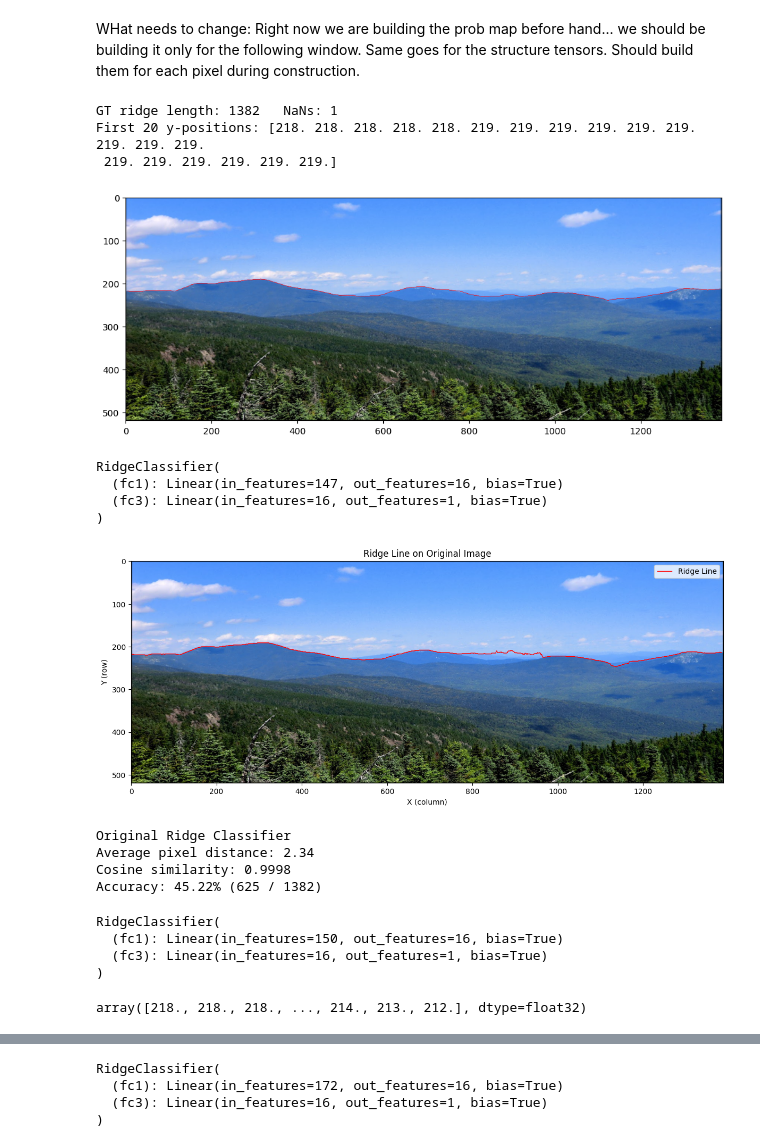
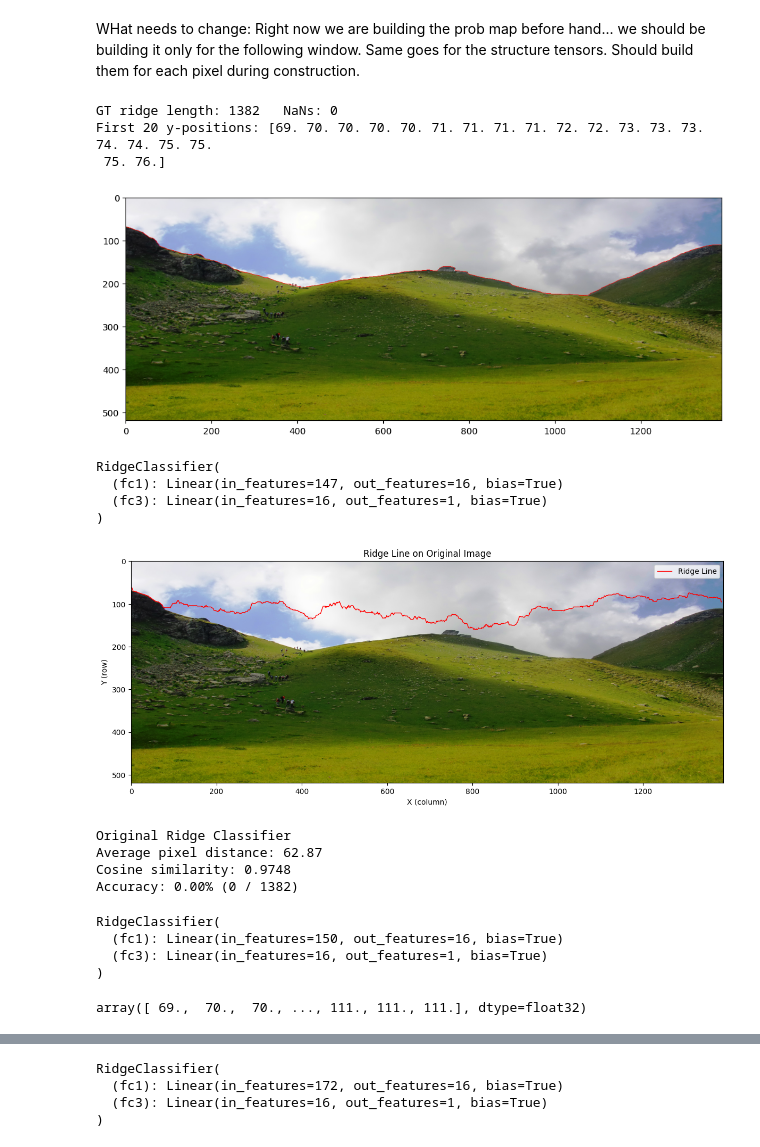
Before and after one commit to csci701s25/snowbowl-savant, a Jupyter notebook: EdgeDetection/edge_det_tensor.ipynb, the cells around one changed output, grey strips where cells are left out. Saved outputs shown, nothing was run; the diff lists cells and outputs as text; code cells hidden in the pictures.

```diff
--- a/EdgeDetection/edge_det_tensor.ipynb
+++ b/EdgeDetection/edge_det_tensor.ipynb
@@ -588,8 +588,8 @@ def load_gt_ridge_red(gt, r=3):
 
     return ys
 # %%
-img0 = cv2.imread("web_dataset/images/R_GImag0003.bmp", cv2.IMREAD_COLOR)
-gt0  = cv2.imread("web_dataset/ground_truth/GT_GoogleImage003_Edge.bmp", cv2.IMREAD_COLOR)
+img0 = cv2.imread("web_dataset/test/images/R_GImag0071.bmp", cv2.IMREAD_COLOR)
+gt0  = cv2.imread("web_dataset/test/ground_truth/GT_GoogleImage071_Edge.bmp", cv2.IMREAD_COLOR)
 
 h0, w0 = img0.shape[:2]
 new_w  = 1388
@@ -605,15 +605,15 @@ gt_ridge = load_gt_ridge_red(gt_resized, r=r)
 print("GT ridge length:", gt_ridge.shape[0],"  NaNs:", int(np.sum(np.isnan(gt_ridge))))
 print("First 20 y-positions:", gt_ridge[:20])
 # %% [output]
-GT ridge length: 1382   NaNs: 1
-First 20 y-positions: [218. 218. 218. 218. 218. 219. 219. 219. 219. 219. 219. 219. 219. 219.
- 219. 219. 219. 219. 219. 219.]
+GT ridge length: 1382   NaNs: 0
+First 20 y-positions: [69. 70. 70. 70. 70. 71. 71. 71. 71. 72. 72. 73. 73. 73. 74. 74. 75. 75.
+ 75. 76.]
 # %%
 plt.figure(figsize=(12,6))
 plt.imshow(cv2.cvtColor(gt_resized, cv2.COLOR_BGR2RGB))
 plt.show()
 # %% [output]
-[figure, old version]
+[figure, new version]
 # %%
 m0 = RidgeClassifier(in_dim=147)
 m0.load_state_dict(torch.load('models/ridge_orig_5.pth'))
@@ -625,10 +625,10 @@ RidgeClassifier(
   (fc3): Linear(in_features=16, out_features=1, bias=True)
 )
 # %%
-ridge0 = find_ridge_new(img, m0, mode='orig', threshold=0.95, r=3, max_restart=3)
+ridge0 = find_ridge_new(img, m0, mode='orig', threshold=0.95, r=3, max_restart=10)
 plot_ridge(ridge0, img)
 # %% [output]
-[figure, old version]
+[figure, new version]
 # %%
 print("Original Ridge Classifier")
 metrics0 = evaluate_ridge(ridge0, gt_ridge)
@@ -637,9 +637,9 @@ print(f"Cosine similarity: {metrics0['cosine_sim']:.4f}")
 print(f"Accuracy: {metrics0['accuracy'][0]*100:.2f}% ({metrics0['accuracy'][1]} / {metrics0['accuracy'][2]})")
 # %% [output]
 Original Ridge Classifier
-Average pixel distance: 2.34
-Cosine similarity: 0.9998
-Accuracy: 45.22% (625 / 1382)
+Average pixel distance: 62.87
+Cosine similarity: 0.9748
+Accuracy: 0.00% (0 / 1382)
 # %%
 m1 = RidgeClassifier(in_dim=150)
 m1.load_state_dict(torch.load('models/ridge_st_cont_5.pth'))
@@ -653,5 +653,5 @@ RidgeClassifier(
 # %%
 gt_ridge
 # %% [output]
-array([218., 218., 218., ..., 214., 213., 212.], dtype=float32)
+array([ 69.,  70.,  70., ..., 111., 111., 111.], dtype=float32)
 # %%
```
Also changed, not shown: parts of 4 cells of this notebook, 7 other files.
